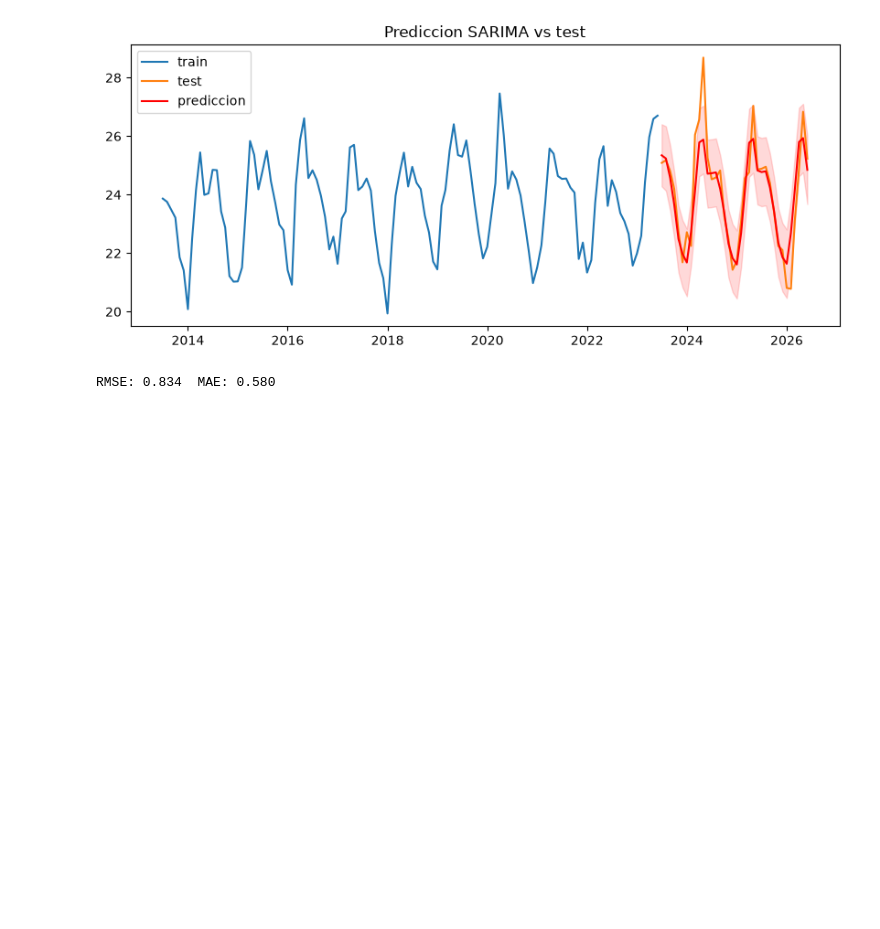
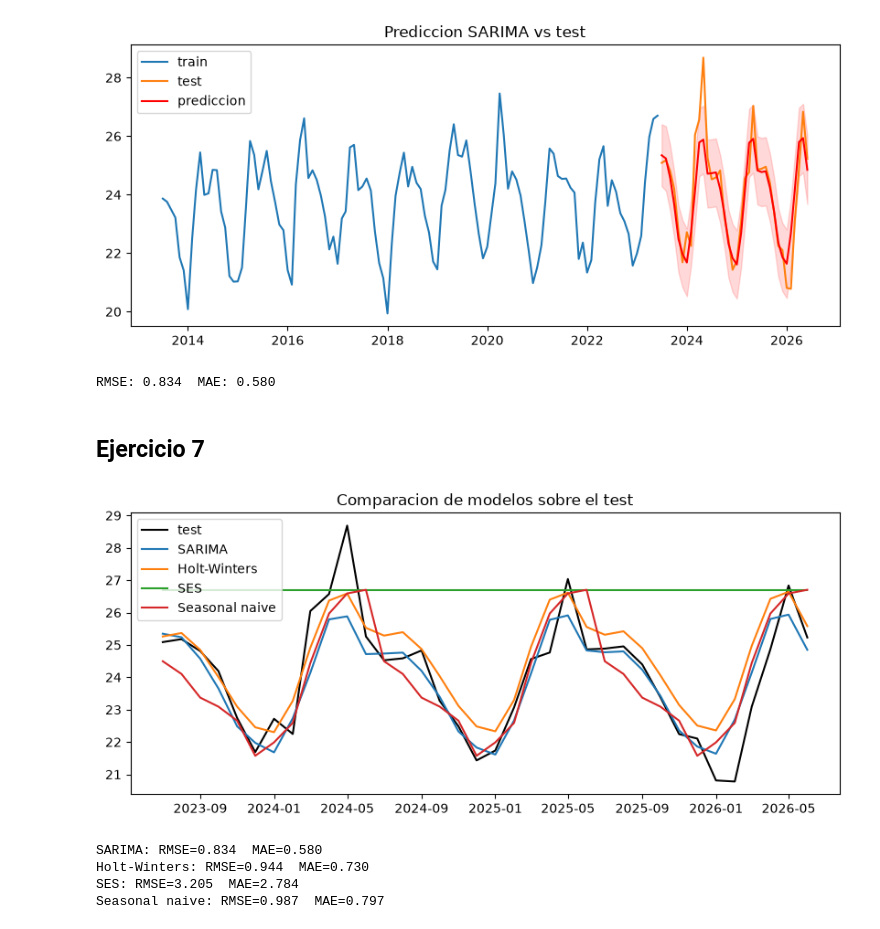
Before and after one commit to UVG-Tareas-y-proyectos/ejercicios_de_series, a Jupyter notebook: notebooks/ejercicios.ipynb, the cells around one changed output. Cells and saved outputs as stored; diff of their text form; code cells hidden in the pictures; blank space fills up the shorter version.

Commit message:
Add exercise 7: Holt-Winters, SES and seasonal naive comparison

```diff
--- a/notebooks/ejercicios.ipynb
+++ b/notebooks/ejercicios.ipynb
@@ -286,3 +286,41 @@ mae_sarima = (ts_test - pred_media).abs().mean()
 print(f"RMSE: {rmse_sarima:.3f}  MAE: {mae_sarima:.3f}")
 # %% [output]
 RMSE: 0.834  MAE: 0.580
+# %% [markdown]
+## Ejercicio 7
+# %%
+from statsmodels.tsa.holtwinters import ExponentialSmoothing, SimpleExpSmoothing
+
+# holt winters con estacionalidad aditiva
+hw = ExponentialSmoothing(ts, trend="add", seasonal="add", seasonal_periods=12).fit()
+pred_hw = hw.forecast(36)
+
+# suavizamiento exponencial simple (prediccion plana)
+ses = SimpleExpSmoothing(ts).fit()
+pred_ses = ses.forecast(36)
+
+# seasonal naive: repetir los ultimos 12 meses del train
+pred_snaive = pd.Series(np.tile(ts[-12:].values, 3), index=ts_test.index)
+# %%
+plt.figure(figsize=(10, 4))
+plt.plot(ts_test, label="test", color="black")
+plt.plot(pred_media, label="SARIMA")
+plt.plot(pred_hw, label="Holt-Winters")
+plt.plot(pred_ses, label="SES")
+plt.plot(pred_snaive, label="Seasonal naive")
+plt.legend()
+plt.title("Comparacion de modelos sobre el test")
+plt.show()
+# %% [output]
+[figure, added]
+# %%
+def rmse(y, yhat):
+    return np.sqrt(((y - yhat) ** 2).mean())
+
+for nombre, p in [("SARIMA", pred_media), ("Holt-Winters", pred_hw), ("SES", pred_ses), ("Seasonal naive", pred_snaive)]:
+    print(f"{nombre}: RMSE={rmse(ts_test, p):.3f}  MAE={(ts_test - p).abs().mean():.3f}")
+# %% [output]
+SARIMA: RMSE=0.834  MAE=0.580
+Holt-Winters: RMSE=0.944  MAE=0.730
+SES: RMSE=3.205  MAE=2.784
+Seasonal naive: RMSE=0.987  MAE=0.797
```
